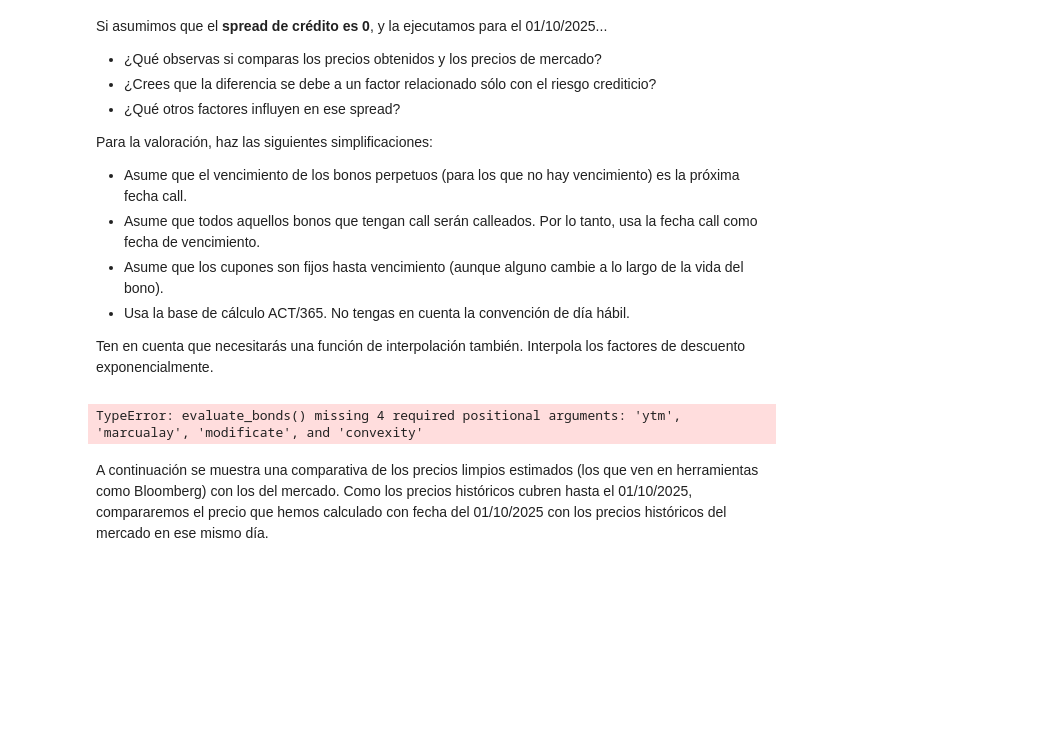
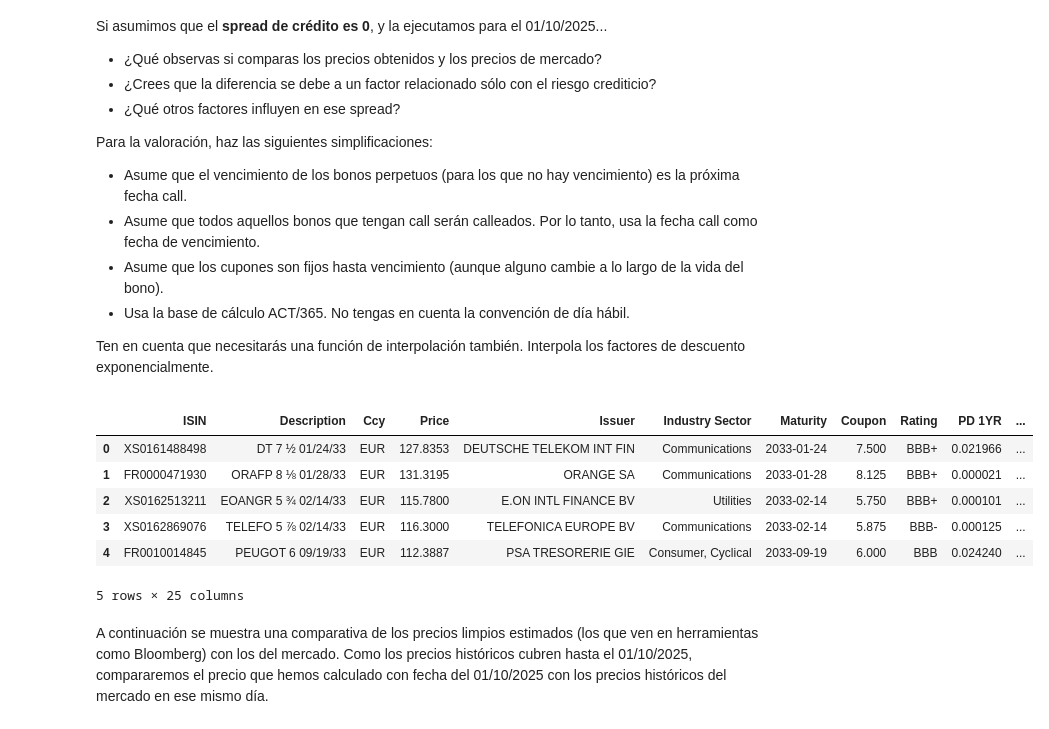
Before and after one commit to Juanjod54/MIAX_TB2.1, a Jupyter notebook: src/TallerRF_AnálisisCartera_Enunciado.ipynb, the cells around one changed output. Drawn from its saved outputs; the diff is of its cells as text; code cells hidden in the pictures; blank space fills up the shorter version.

```diff
--- a/src/TallerRF_AnálisisCartera_Enunciado.ipynb
+++ b/src/TallerRF_AnálisisCartera_Enunciado.ipynb
@@ -659,12 +659,18 @@ fecha_valor = datetime.datetime(2025,10,1)
 # %%
 import simulation
 
 curva = simulation.read_curve('curvaESTR.csv')
 # Calcular los precios limpios, sucios y cupón corrido
-universo_evaluado = simulation.evaluate_bonds(fecha_valor, universo, curva, 0)
+universo_evaluado = simulation.evaluate_bonds(fecha_valor, universo, curva, 0, 0, 0,0,0)
 universo_evaluado.head()
 # %% [output]
+|  | ISIN | Description | Ccy | Price | Issuer | Industry Sector | Maturity | Coupon | Rating | PD 1YR | ... |
+| 0 | XS0161488498 | DT 7 ½ 01/24/33 | EUR | 127.8353 | DEUTSCHE TELEKOM INT FIN | Communications | 2033-01-24 | 7.500 | BBB+ | 0.021966 | ... |
+| 1 | FR0000471930 | ORAFP 8 ⅛ 01/28/33 | EUR | 131.3195 | ORANGE SA | Communications | 2033-01-28 | 8.125 | BBB+ | 0.000021 | ... |
+| 2 | XS0162513211 | EOANGR 5 ¾ 02/14/33 | EUR | 115.7800 | E.ON INTL FINANCE BV | Utilities | 2033-02-14 | 5.750 | BBB+ | 0.000101 | ... |
+| 3 | XS0162869076 | TELEFO 5 ⅞ 02/14/33 | EUR | 116.3000 | TELEFONICA EUROPE BV | Communications | 2033-02-14 | 5.875 | BBB- | 0.000125 | ... |
+| 4 | FR0010014845 | PEUGOT 6 09/19/33 | EUR | 112.3887 | PSA TRESORERIE GIE | Consumer, Cyclical | 2033-09-19 | 6.000 | BBB | 0.024240 | ... |
-TypeError: evaluate_bonds() missing 4 required positional arguments: 'ytm', 'marcualay', 'modificate', and 'convexity'
+5 rows × 25 columns
 # %% [markdown]
 A continuación se muestra una comparativa de los precios limpios estimados (los que ven en herramientas como Bloomberg) con los del mercado. Como los precios históricos cubren hasta el 01/10/2025, compararemos el precio que hemos calculado con fecha del 01/10/2025 con los precios históricos del mercado en ese mismo día.
 # %%
```
Also changed, not shown: parts of 7 cells of this notebook, 1 other file.
